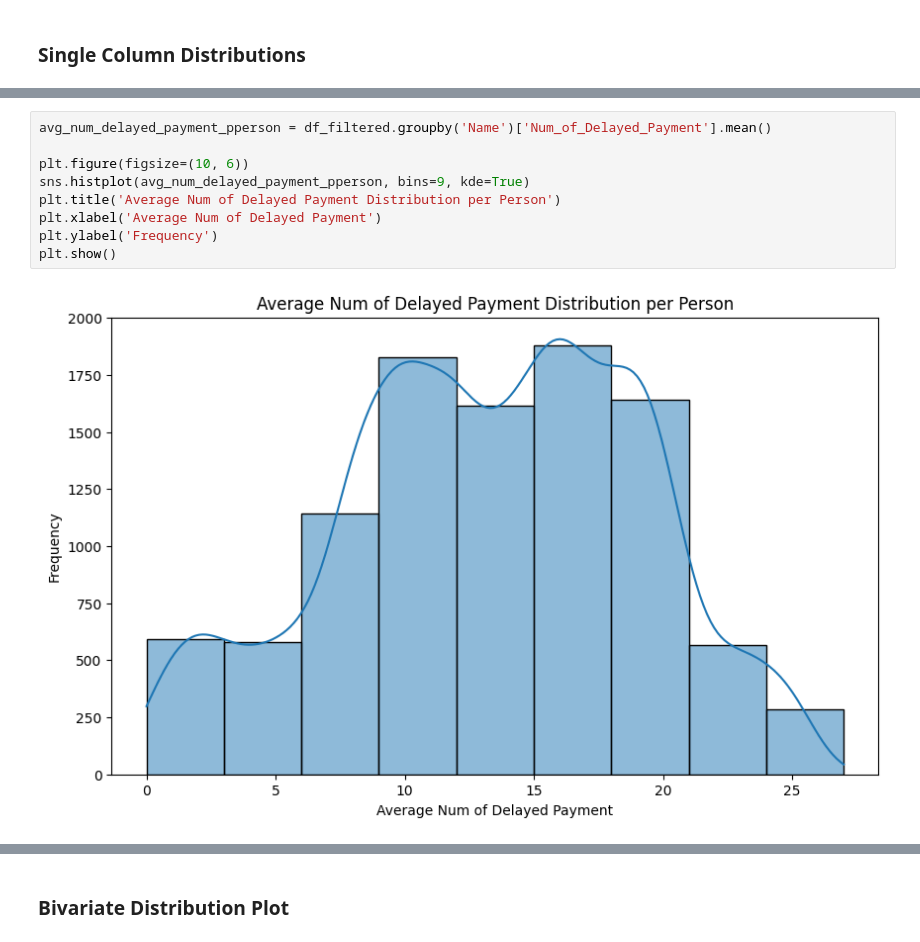
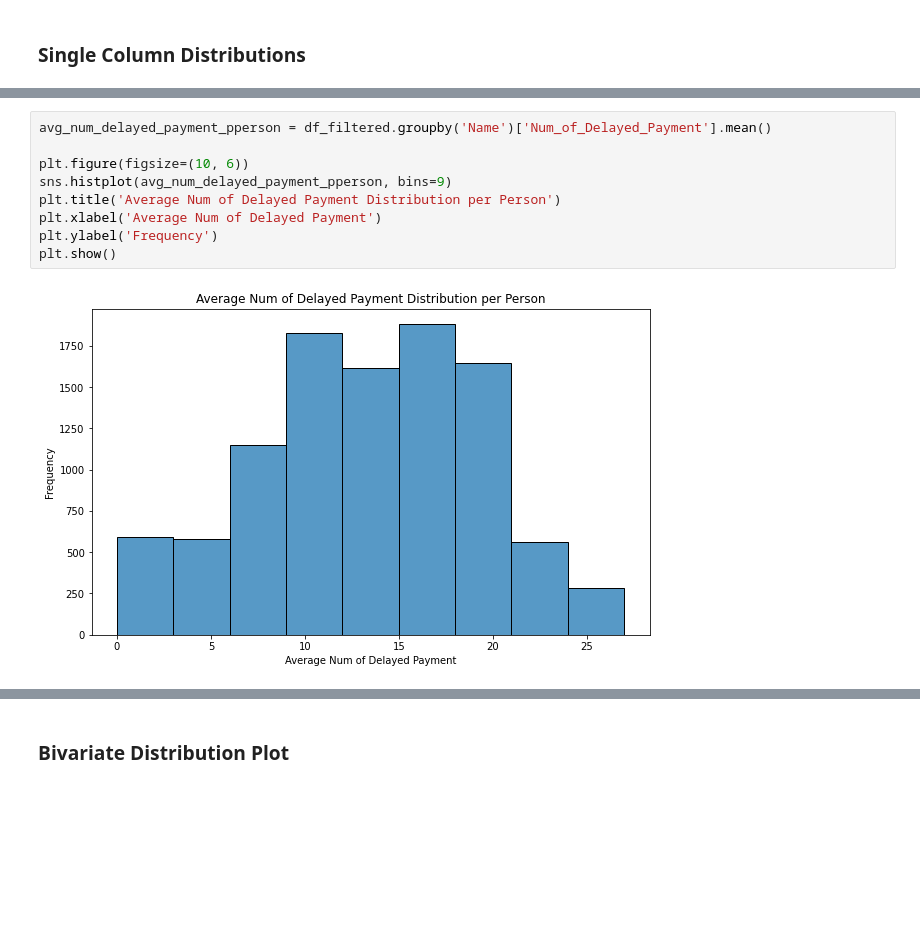
Before and after one commit to stargazer77077/ece143-Group4-project-Personal_Financial_Literacy_Optimizer, a Jupyter notebook: project2.ipynb, the cells around one changed output, grey strips where cells are left out. Saved outputs shown, nothing was run; the diff lists cells and outputs as text; blank space fills up the shorter version.

```diff
--- a/project2.ipynb
+++ b/project2.ipynb
@@ -344,14 +343,14 @@ plt.show()
 # %%
 avg_num_delayed_payment_pperson = df_filtered.groupby('Name')['Num_of_Delayed_Payment'].mean()
 
 plt.figure(figsize=(10, 6))
-sns.histplot(avg_num_delayed_payment_pperson, bins=9, kde=True)
+sns.histplot(avg_num_delayed_payment_pperson, bins=9)
 plt.title('Average Num of Delayed Payment Distribution per Person')
 plt.xlabel('Average Num of Delayed Payment')
 plt.ylabel('Frequency')
 plt.show()
 # %% [output]
-[figure, old version]
+[figure, new version]
 # %%
 avg_num_credit_inquiries_pperson = df_filtered.groupby('Name')['Num_Credit_Inquiries'].mean()
 
```
Also changed, not shown: parts of 60 cells of this notebook.
